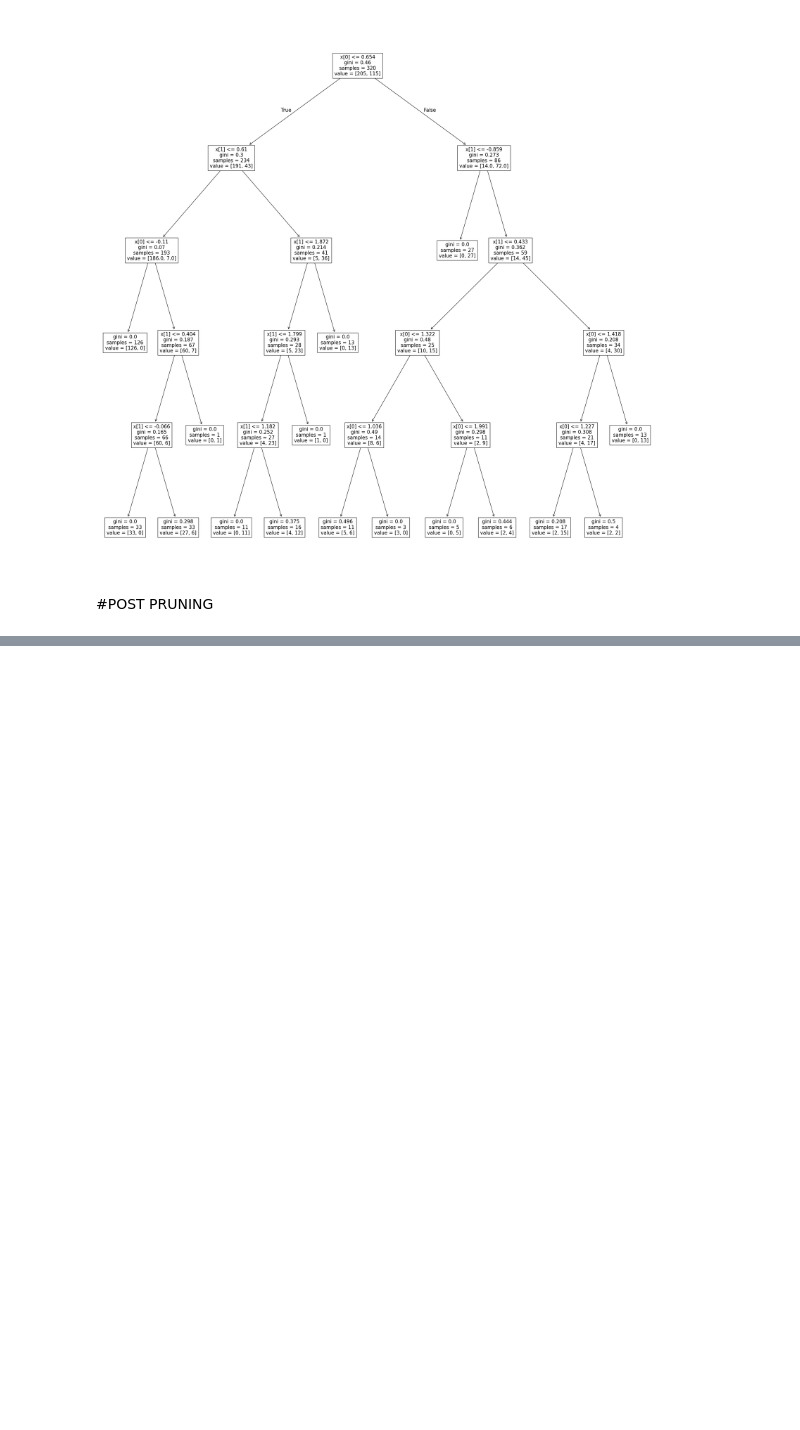
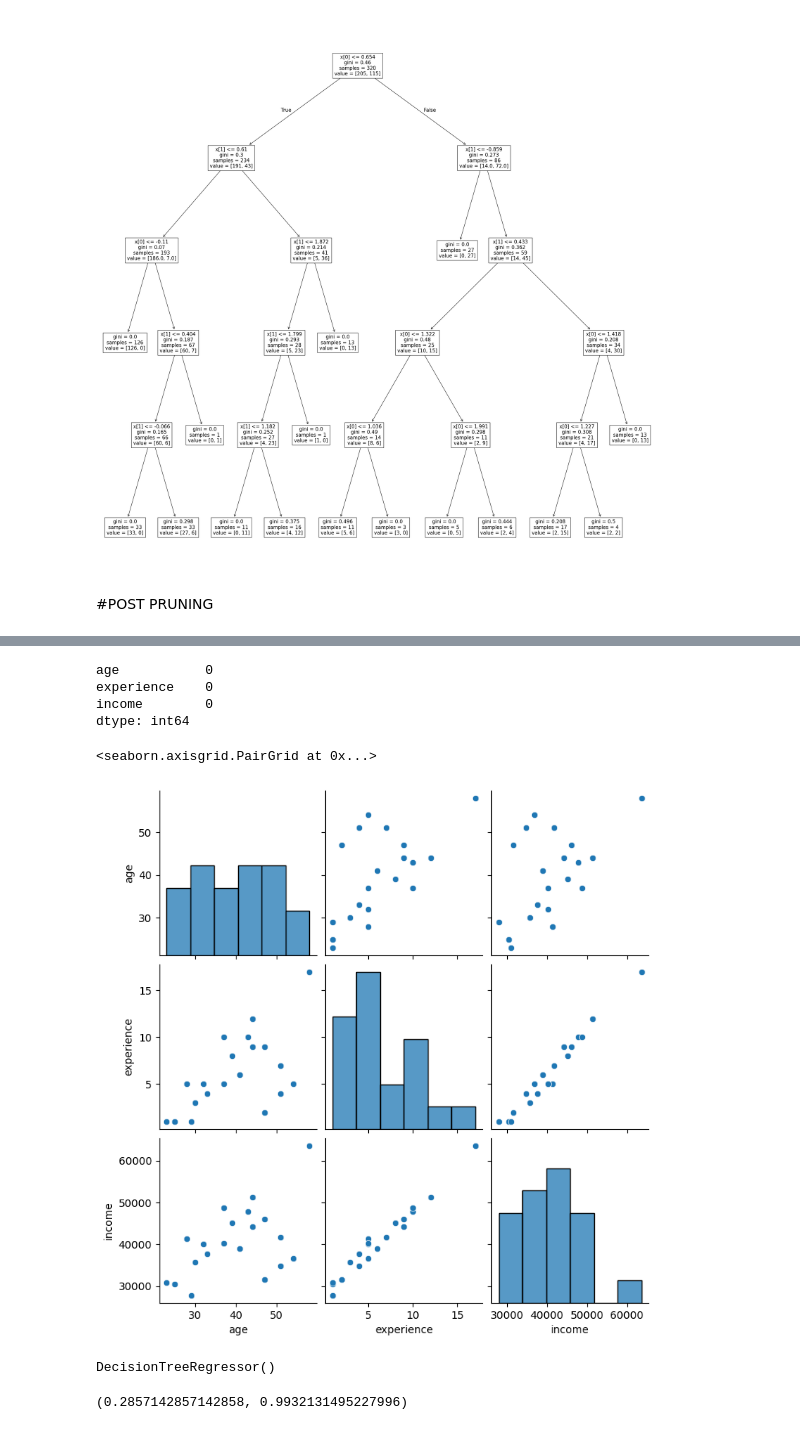
Before and after one commit to Meghhanaa/Data_science_tuts, a Jupyter notebook: jupyter codes/decision trees.ipynb, the cells around one changed output, grey strips where cells are left out. Cells and saved outputs as stored; diff of their text form; code cells hidden in the pictures; blank space fills up the shorter version.

Commit message:
added decision tree

```diff
--- a/jupyter codes/decision trees.ipynb
+++ b/jupyter codes/decision trees.ipynb
@@ -226,0 +229,3 @@ for i in range(1,20):
+# %%
+datas = pd.read_csv("D:\data-analytics\multiple_linear_regression_dataset.csv")
+datas.head(5)
@@ -226,0 +239,12 @@ for i in range(1,20):
+# %%
+datas.isnull().sum()
+# %% [output]
+age           0
+experience    0
+income        0
+dtype: int64
+# %%
+sns.pairplot(datas)
+# %% [output]
+<seaborn.axisgrid.PairGrid at 0x...>
+[figure, added]
@@ -226,0 +260,9 @@ for i in range(1,20):
+# %%
+dt2 = DecisionTreeRegressor()
+dt2.fit(x_train,y_train)
+# %% [output]
+DecisionTreeRegressor()
+# %%
+dt2.score(x_test,y_test) , dt2.score(x_train,y_train) #dono me bahut jyda hi difference mtlb isska hai ki hmara model bahut jyda hi overfitted hai , isssliye yeh sahi hai, we will use any another methods to train and test out model
+# %% [output]
+(0.2857142857142858, 0.9932131495227996)
```
Also changed, not shown: parts of 15 cells of this notebook.
